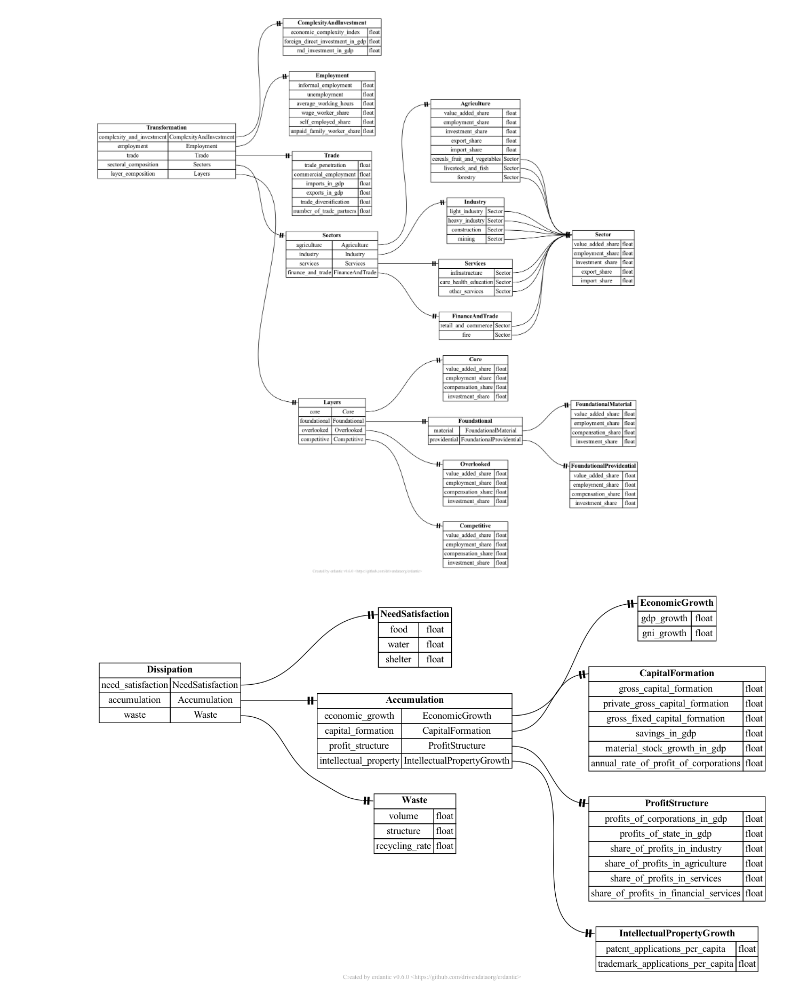
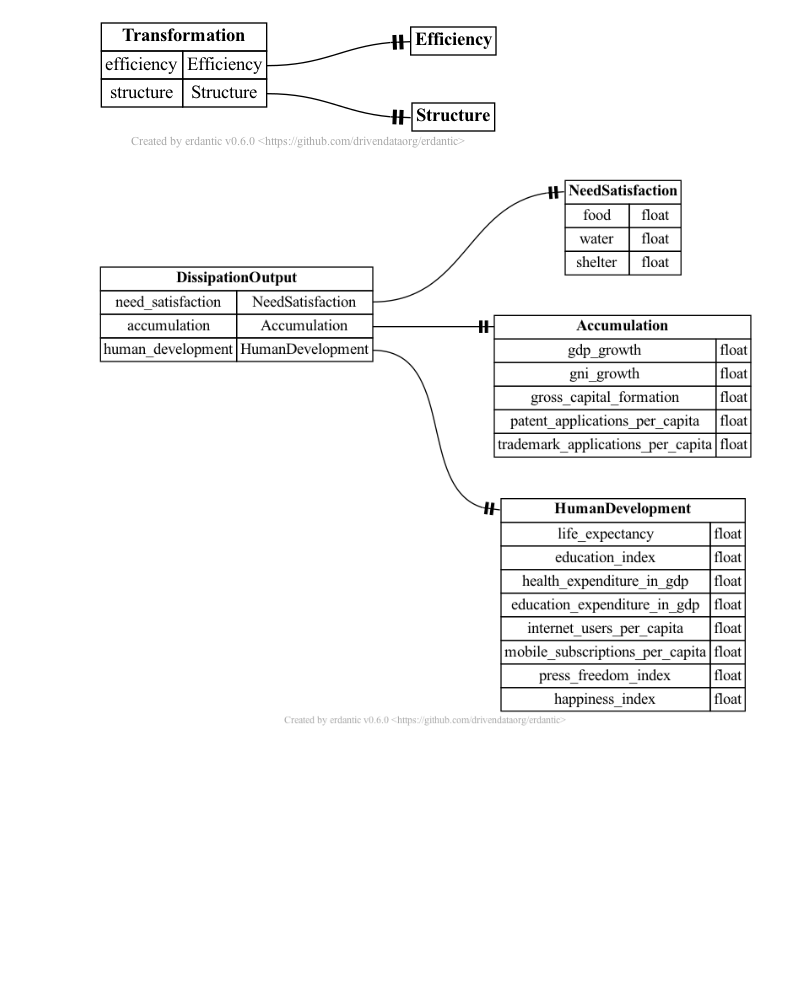
Before and after one commit to saviorand/provisioning-model, a Jupyter notebook: notebooks/model.ipynb, the cells around one changed output. Drawn from its saved outputs; the diff is of its cells as text; code cells hidden in the pictures; blank space fills up the shorter version.

Commit message:
refactor structure

```diff
--- a/notebooks/model.ipynb
+++ b/notebooks/model.ipynb
@@ -15,24 +13,28 @@ from model.dissipation.accumulation import Accumulation
 # %%
 @dataclass
 class Extraction:
-    energy_consumption: EnergyConsumption
-    resource_consumption: ResourceConsumption
+    energy_use: EnergyUse
+    employment: Employment
 
 
 @dataclass
 class Transformation:
-    complexity_and_investment: ComplexityAndInvestment
-    employment: Employment
-    trade: Trade
-    sectoral_composition: Sectors
-    layer_composition: Layers
+    efficiency: Efficiency
+    structure: Structure
 
 
 @dataclass
-class Dissipation:
+class DissipationOutput:
     need_satisfaction: NeedSatisfaction
     accumulation: Accumulation
-    waste: Waste
+    human_development: HumanDevelopment
+
+
+@dataclass
+class DissipationDistribution:
+    economic_inequality: EconomicInequality
+    gender_inequality: GenderInequality
+    profit_structure: ProfitStructure
 # %%
 extraction_diagram = erd.create(Extraction)
 extraction_diagram
@@ -42,10 +44,10 @@ extraction_diagram
 transformation_diagram = erd.create(Transformation)
 transformation_diagram
 # %% [output]
-[figure, old version]
+[figure, new version]
 # %%
-dissipation_diagram = erd.create(Dissipation)
+dissipation_diagram = erd.create(DissipationOutput)
 dissipation_diagram
 # %% [output]
-[figure, old version]
+[figure, new version]
 # %%
```
Also changed, not shown: parts of 9 cells of this notebook, 25 other files.
